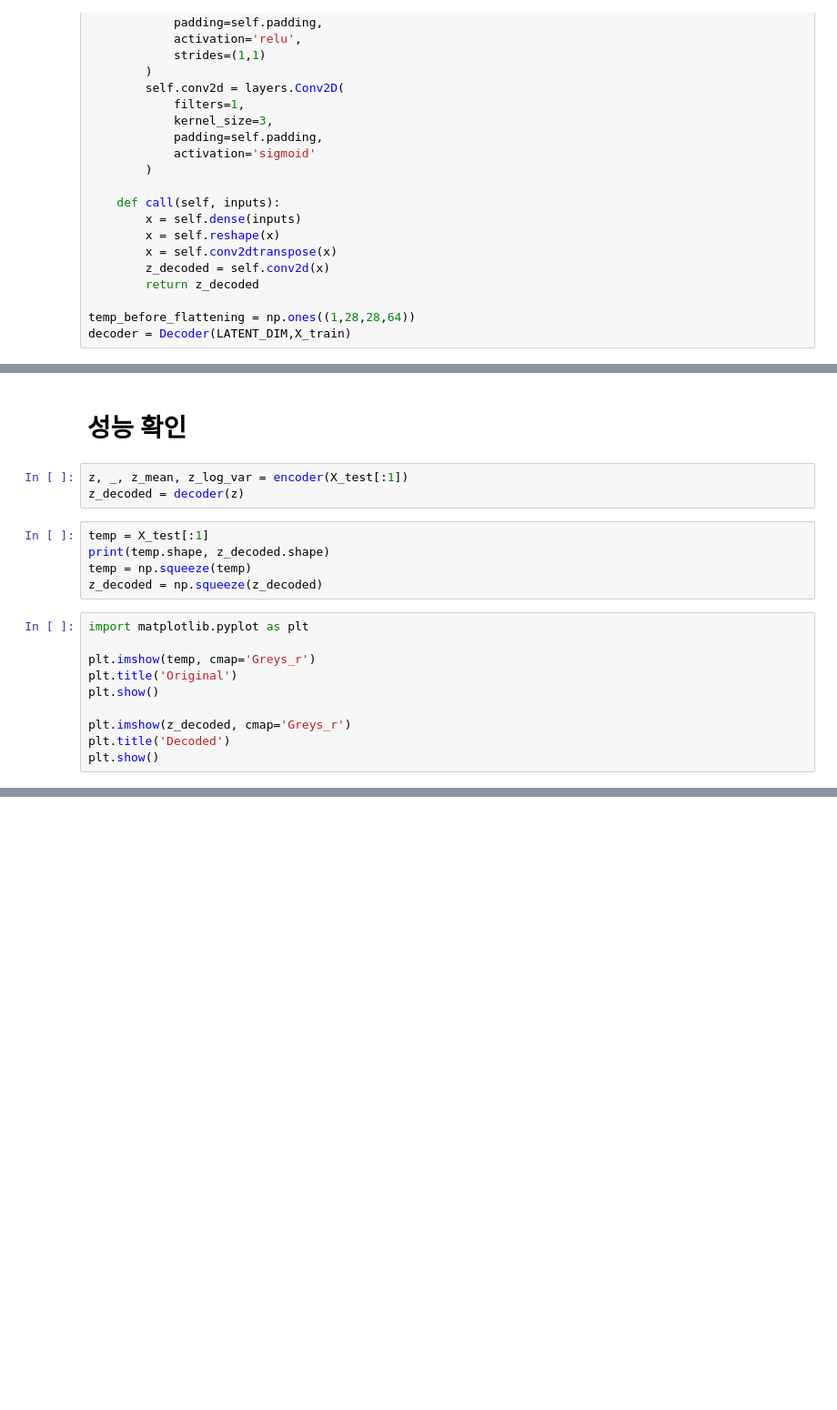
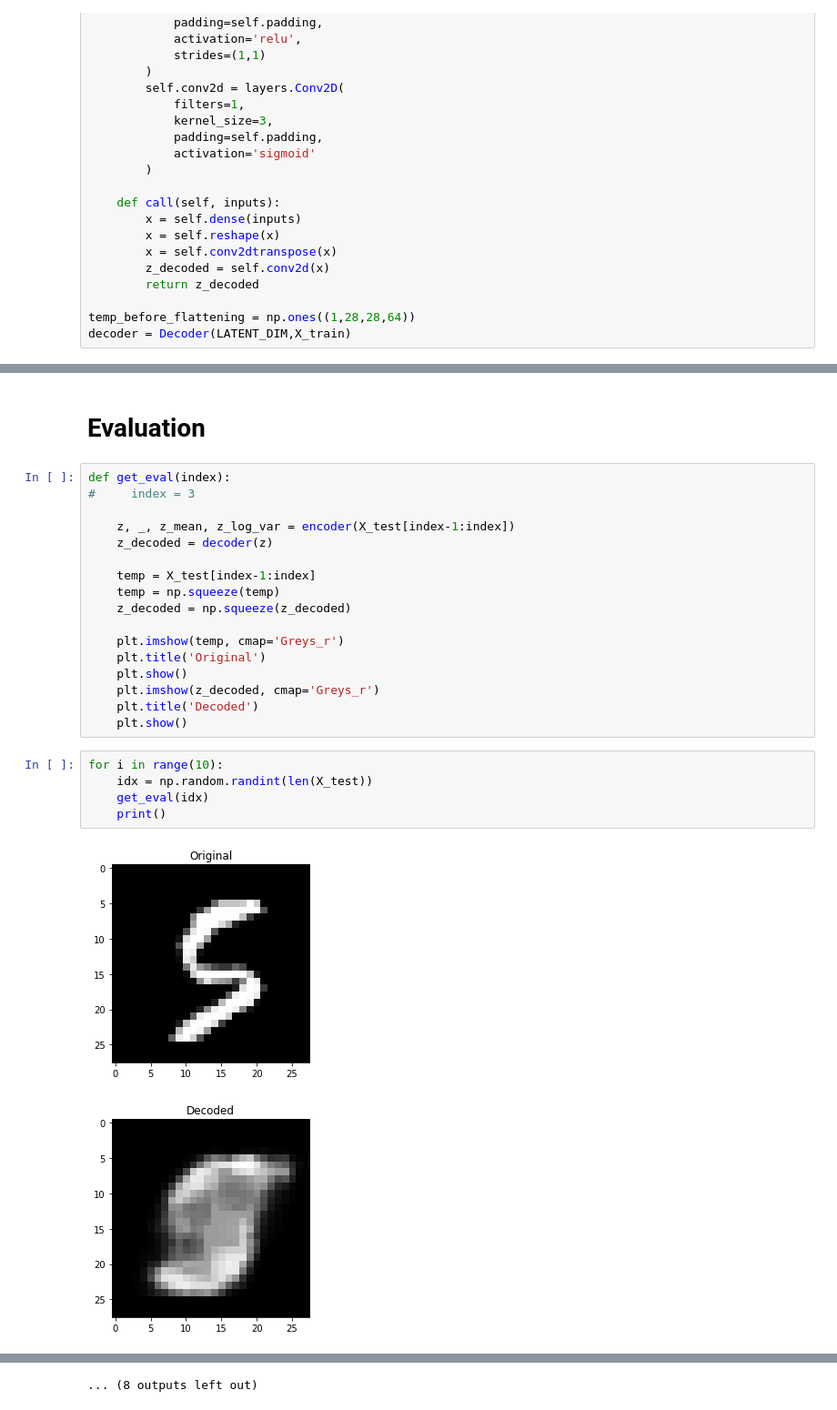
Before and after one commit to WoongheeLee/VAE_implementation_in_TensorFlow2, a Jupyter notebook: VAE_example.ipynb, the cells around one changed output, grey strips where cells are left out. Shown: that part at 91% size. Saved outputs shown, nothing was run; the diff lists cells and outputs as text; blank space fills up the shorter version.

```diff
--- a/VAE_example.ipynb
+++ b/VAE_example.ipynb
@@ -174,20 +186,27 @@ for e in tqdm(range(EPOCHS)):
-# %% [markdown]
-# 성능 확인
-# %%
-z, _, z_mean, z_log_var = encoder(X_test[:1])
-z_decoded = decoder(z)
-# %%
-temp = X_test[:1]
-print(temp.shape, z_decoded.shape)
-temp = np.squeeze(temp)
-z_decoded = np.squeeze(z_decoded)
+# %% [markdown]
+# Evaluation
 # %%
-import matplotlib.pyplot as plt
+def get_eval(index):
+#     index = 3
 
-plt.imshow(temp, cmap='Greys_r')
-plt.title('Original')
-plt.show()
+    z, _, z_mean, z_log_var = encoder(X_test[index-1:index])
+    z_decoded = decoder(z)
 
-plt.imshow(z_decoded, cmap='Greys_r')
-plt.title('Decoded')
-plt.show()
+    temp = X_test[index-1:index]
+    temp = np.squeeze(temp)
+    z_decoded = np.squeeze(z_decoded)
+
+    plt.imshow(temp, cmap='Greys_r')
+    plt.title('Original')
+    plt.show()
+    plt.imshow(z_decoded, cmap='Greys_r')
+    plt.title('Decoded')
+    plt.show()
+# %%
+for i in range(10):
+    idx = np.random.randint(len(X_test))
+    get_eval(idx)
+    print()
+# %% [output]
+[figure, added]
+[figure, added]
@@ -193,0 +223 @@ plt.show()
+... (8 outputs left out)
```
Also changed, not shown: parts of 13 cells of this notebook, 1 other file.
